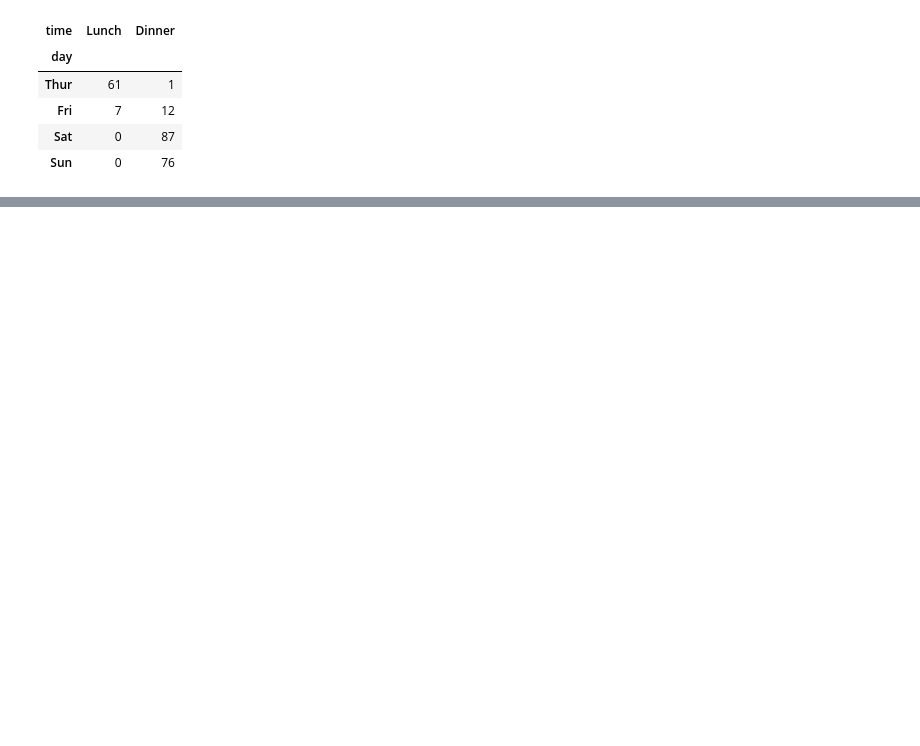
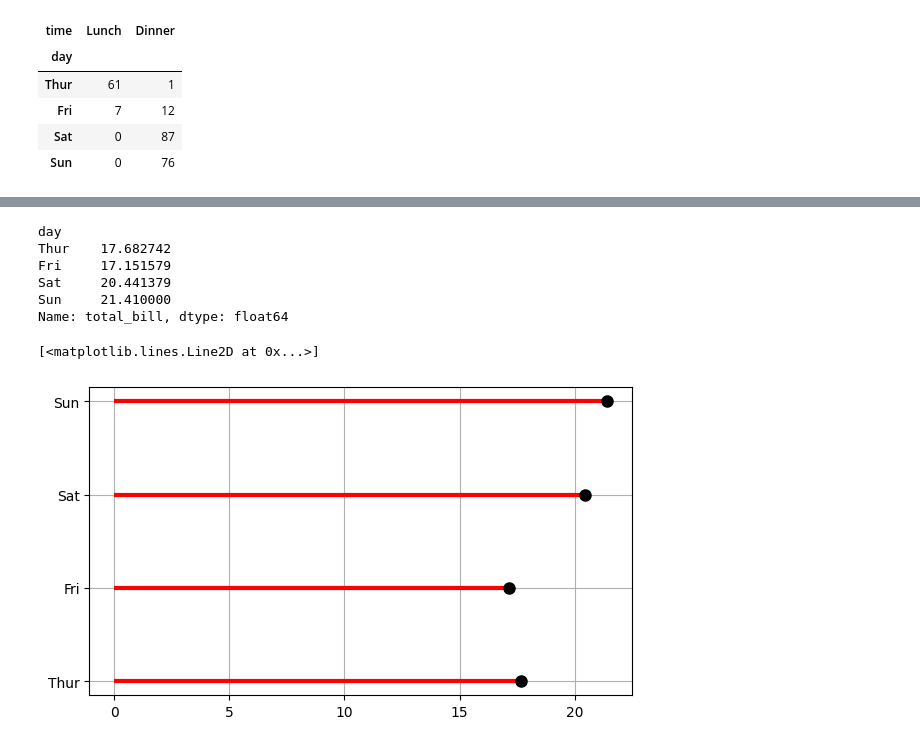
Before and after one commit to Musfique-Ahmed/DataViz-Lab, a Jupyter notebook: CT/ct_1_prep.ipynb, the cells around one changed output, grey strips where cells are left out. Drawn from its saved outputs; the diff is of its cells as text; code cells hidden in the pictures; blank space fills up the shorter version.

```diff
--- a/CT/ct_1_prep.ipynb
+++ b/CT/ct_1_prep.ipynb
@@ -256,0 +322,16 @@ counts
+# %%
+grp = tips.groupby('day')['total_bill'].mean()
+grp
+# %% [output]
+day
+Thur    17.682742
+Fri     17.151579
+Sat     20.441379
+Sun     21.410000
+Name: total_bill, dtype: float64
+# %%
+plt.hlines(grp.index, xmin=0, xmax=grp.values, colors='red', linewidth = 3) #linestyles=''
+plt.plot(grp.values, grp.index,'o',color = 'black', markersize = 8)
+# %% [output]
+[<matplotlib.lines.Line2D at 0x...>]
+[figure, added]
```
Also changed, not shown: parts of 9 cells of this notebook.
